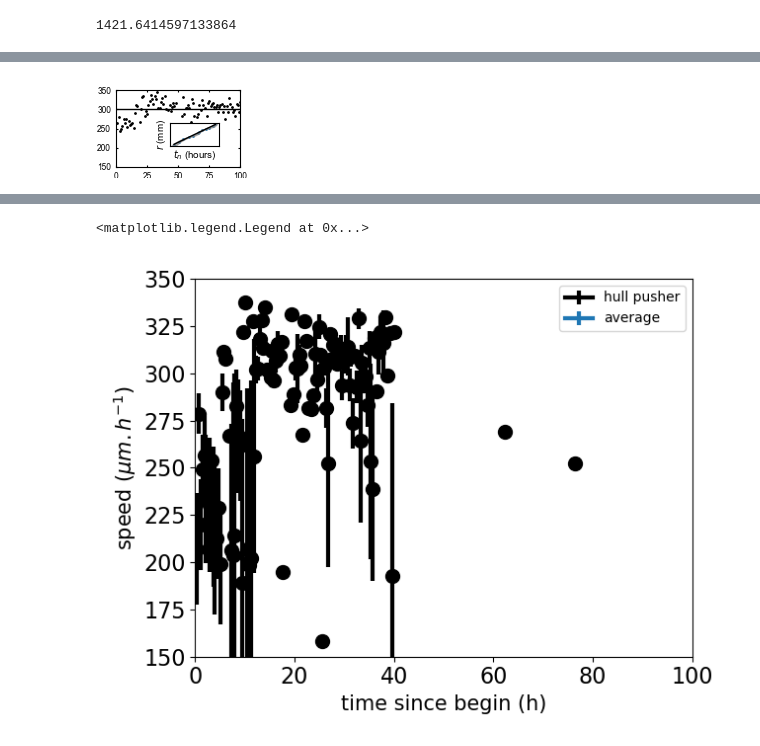
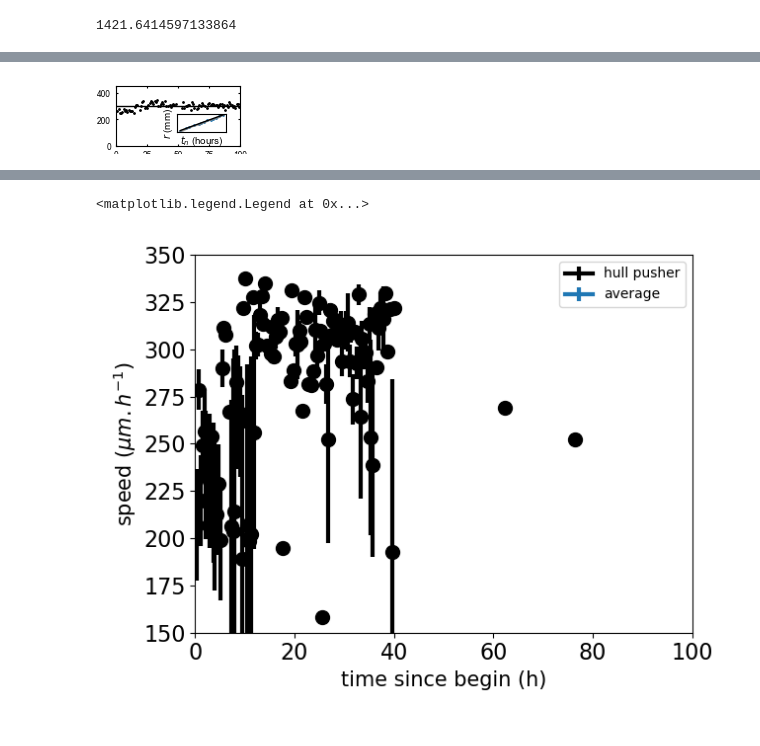
Before and after one commit to Cocopyth/local_amf, a Jupyter notebook: data/Figures_paper/Final_figure/fig2.ipynb, the cells around one changed output, grey strips where cells are left out. Cells and saved outputs as stored; diff of their text form; code cells hidden in the pictures.

Commit message:
saved version of figures 10052023

```diff
--- a/data/Figures_paper/Final_figure/fig2.ipynb
+++ b/data/Figures_paper/Final_figure/fig2.ipynb
@@ -320,6 +317,8 @@ table_err = time_plate_info_long.loc[time_plate_info_long["Plate"]==plate]
 table = table.replace(np.nan,-1)
 ts = list(table['timestep'])
 table = table.set_index('timestep')
+table_err = table_err.set_index('timestep',drop=False)
+
 ts = list(table.index)
 ts.sort()
 dic = {}
@@ -327,7 +326,7 @@ f, ax  = plt.subplots(figsize=(width,height))
 
 ax.axis([10,35,0,2500])
 # ax2.set_xlabel('distance from origin, $r$ (mm)', wrap=True)
-ax.set_ylabel('hyphae density \n($\mu m.mm^{-2}$)')
+ax.set_ylabel('hyphal density \n($\mu m.mm^{-2}$)')
 # ax2.set_ylim((0,0.25))
 # ax2.set_ylabel('tip density \n ($mm^{-2}$)')
 # ax.tick_params(axis='y', colors='blue')
@@ -696,13 +695,15 @@ for i,t in enumerate(timesteps):
     plt.close("all")
     fig, ax = plt.subplots()
     ax.axis([5,35,0,2500])
-    ax.set_xlabel('distance from origin (mm)')
-    ax.set_ylabel('density ($\mu m.mm^{-2}$)')
+    ax.set_xlabel('distance from origin (mm)',size =20)
+    ax.set_ylabel('hyphal density ($\mu m.mm^{-2}$)',size =20)
     ax2=ax.twinx()
     ax2.set_ylim((0,0.30))
-    ax2.set_ylabel('tip density ($mm^{-2}$)')
-    ax.tick_params(axis='y', colors='blue')
-    ax2.tick_params(axis='y', colors='red')
+    ax2.set_ylabel('tip density ($mm^{-2}$)',size =20)
+    ax.tick_params(axis='y', colors='blue',labelsize = 10)
+    ax.tick_params(axis='x',labelsize = 10)
+
+    ax2.tick_params(axis='y', colors='red',labelsize = 10)
     maxL = np.sqrt(1900)
     X = np.linspace(0,maxL,100)
     incr = 100
@@ -730,12 +731,12 @@ for i,t in enumerate(timesteps):
     Y = yvalues
     line = {"type" : "data hypha density","x" : np.sqrt((xvalues**2+table["area_sep_comp"][0])/(np.pi/2)),"y" : yvalues,"time_h":table["time_since_begin"][t]/1e6}
     lines.append(line)
-    scat1 = ax.plot(np.sqrt((xvalues**2+table["area_sep_comp"][0])/(np.pi/2)), yvalues,color=cmap((i)/len(timesteps)),label=f't={int(table["time_since_begin"][t]/pd.Timedelta(days=1))} days')
+    scat1 = ax.plot(np.sqrt((xvalues**2+table["area_sep_comp"][0])/(np.pi/2)), yvalues,color='blue',label=f't={int(table["time_since_begin"][t]/pd.Timedelta(days=1))} days')
     table = table.sort_values('area_sep_comp')
     xs, ys  = np.sqrt((xvalues**2+table["area_sep_comp"][0])/(np.pi/2)), yvalues
     err = errvalues
     # err = 0*ys + 80
-    ax.fill_between(xs, ys-err, ys+err,color=cmap((i)/len(timesteps)),alpha = 0.4)
+    ax.fill_between(xs, ys-err, ys+err,color='blue',alpha = 0.4)
     # draw_error_band(ax, xs, ys,err,color=cmap((len(timesteps)-i)/len(timesteps)),alpha = 0.6)
     #     ellipses = [Ellipse((x,ys[j]), 0.5, np.std(ys)*ys[j]/2000, facecolor=cmap((len(timesteps)-i)/len(timesteps)), edgecolor="white") for j,x in enumerate(xs)]
 
@@ -767,7 +768,7 @@ for i,t in enumerate(timesteps):
     yvalues = np.array(yvalues)
     X = np.sqrt((xvalues**2+table["area_sep_comp"][0])/(np.pi/2))
     Y = yvalues
-    scat2 = ax2.plot(np.sqrt((xvalues**2+table["area_sep_comp"][0])/(np.pi/2)), yvalues,color=cmap2((i)/len(timesteps)))
+    scat2 = ax2.plot(np.sqrt((xvalues**2+table["area_sep_comp"][0])/(np.pi/2)), yvalues,color='red')
 
     line = {"type" : "data tip density","x" : (np.sqrt((xvalues**2+table["area_sep_comp"][0])/(np.pi/2))),"y" : yvalues,"time_h":int(table["time_since_begin"][t]//pd.Timedelta(days=1))}
     lines.append(line)
@@ -780,7 +781,7 @@ for i,t in enumerate(timesteps):
     err = errvalues
 
     # err = 0*ys + 80
-    ax2.fill_between(xs, ys-err, ys+err,color=cmap2((i)/len(timesteps)),alpha = 0.4)
+    ax2.fill_between(xs, ys-err, ys+err,color='red',alpha = 0.4)
 #     ellipses = [Ellipse((x,ys[j]), 0.5, np.std(ys)*ys[j]/0.10, facecolor=cmap2((len(timesteps)-i)/len(timesteps)), edgecolor="white") for j,x in enumerate(xs)]
 
 #     for ellipse in ellipses:
@@ -798,5 +799,6 @@ for i,t in enumerate(timesteps):
     ax2.legend()
     plt.tight_layout()
     plt.savefig(f'Video/frame{t}.png')
-    # break
+
+    break
 # %% [output]
@@ -849,7 +847,3 @@ def make_stat(x0,ax):
 index
 # %% [output]
 14
-# %%
-index = 12
-column = f"ring_density_incr-100_index-{index}-new"
-time_plate_info_long.sort_values("datetime")
@@ -1748,8 +1729,8 @@ folders,global_hypha_info = get_global_hypha_info_from_analysis(analysis_folders
 plate = 94
 plate_id = '94_20201123'
 # %%
-fig, axins2 = plt.subplots(figsize=(width,height))
-ax = inset_axes(axins2, width="40%", height="30%", loc=4, borderpad = 1.5)
+fig, axins2 = plt.subplots(figsize=(width,height/1.3))
+ax = inset_axes(axins2, width="40%", height="30%", loc=4, borderpad = 1)
 
 ax.scatter(t0s,ds,label = "data",s = 1)
 err = np.array(t0serror)/100
@@ -1788,8 +1769,6 @@ if len(hyphae_hull)>0:
         # select = select.loc[select['end'].isin(hyphae_hull[t-1]) |select['end'].isin(hyphae_hull[t]) |select['end'].isin(hyphae_hull[t+1])]
     # ax.plot(data.index/pd.Timedelta(hours = 1),data)
     # axins2.errorbar(data.index/pd.Timedelta(hours = 1),data, yerr=dy,label='average')
-    axins2.set_xlim(0,150)
-    axins2.set_ylim(150,350)
 
 # axins2.legend()
 axins2.set_xlabel('time since crossing (hours)')
@@ -1800,6 +1779,8 @@ ax.set_xticks([])
 ax.tick_params()
 
 axins2.set_xlim(0,100)
+axins2.set_ylim(0,450)
+
 # plt.tight_layout()
 axins2.plot(hull_time,[np.mean(hull_speeds)]*len(hull_time),
         color="black",
@@ -1816 +1797 @@ plt.savefig(os.path.join(path_figure,'Figure2D.pdf'),transparent=True, bbox_inch
-[figure, old version]
+[figure, new version]
```
Also changed, not shown: parts of 11 cells of this notebook, 4 other files.
